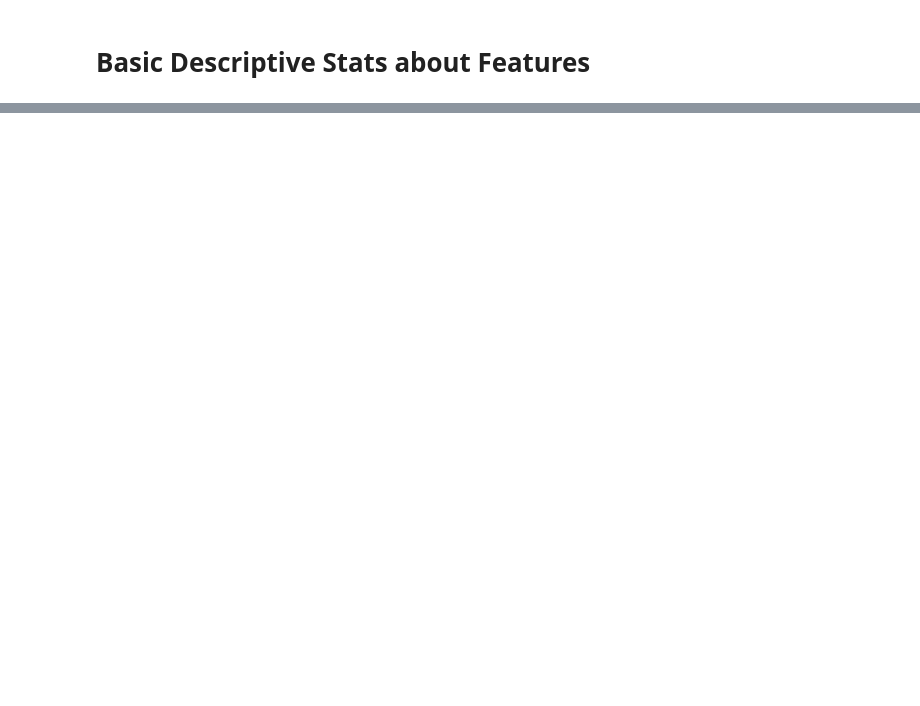
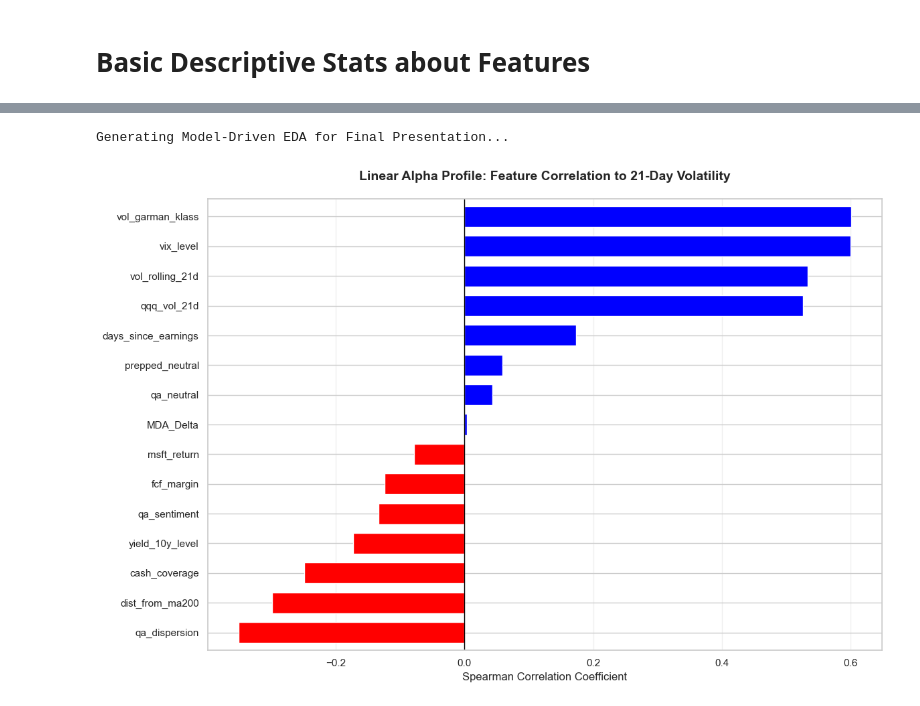
Before and after one commit to alaymajmudar97/Otpp_Analysis, a Jupyter notebook: EDA.ipynb, the cells around one changed output, grey strips where cells are left out. Saved outputs shown, nothing was run; the diff lists cells and outputs as text; code cells hidden in the pictures; blank space fills up the shorter version.

```diff
--- a/EDA.ipynb
+++ b/EDA.ipynb
@@ -265,2 +207,5 @@ def generate_model_driven_eda(df, final_features,target_col='target_vol_21d', da
 # %%
-generate_model_driven_eda(df)
+generate_bar_eda(df,final_features)
+# %% [output]
+Generating Model-Driven EDA for Final Presentation...
+[figure, added]
```
Also changed, not shown: parts of 15 cells of this notebook, 4 other files.
